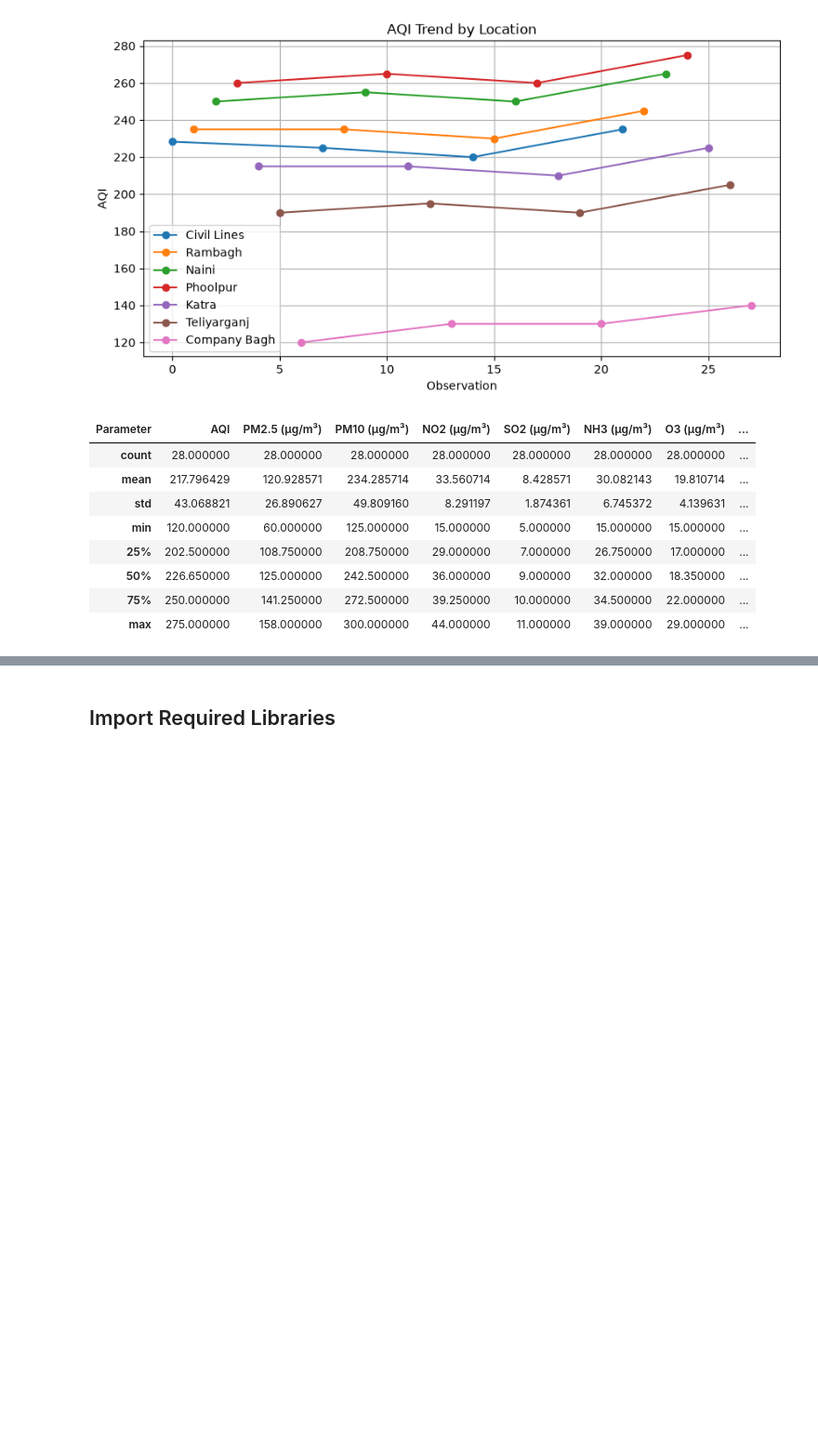
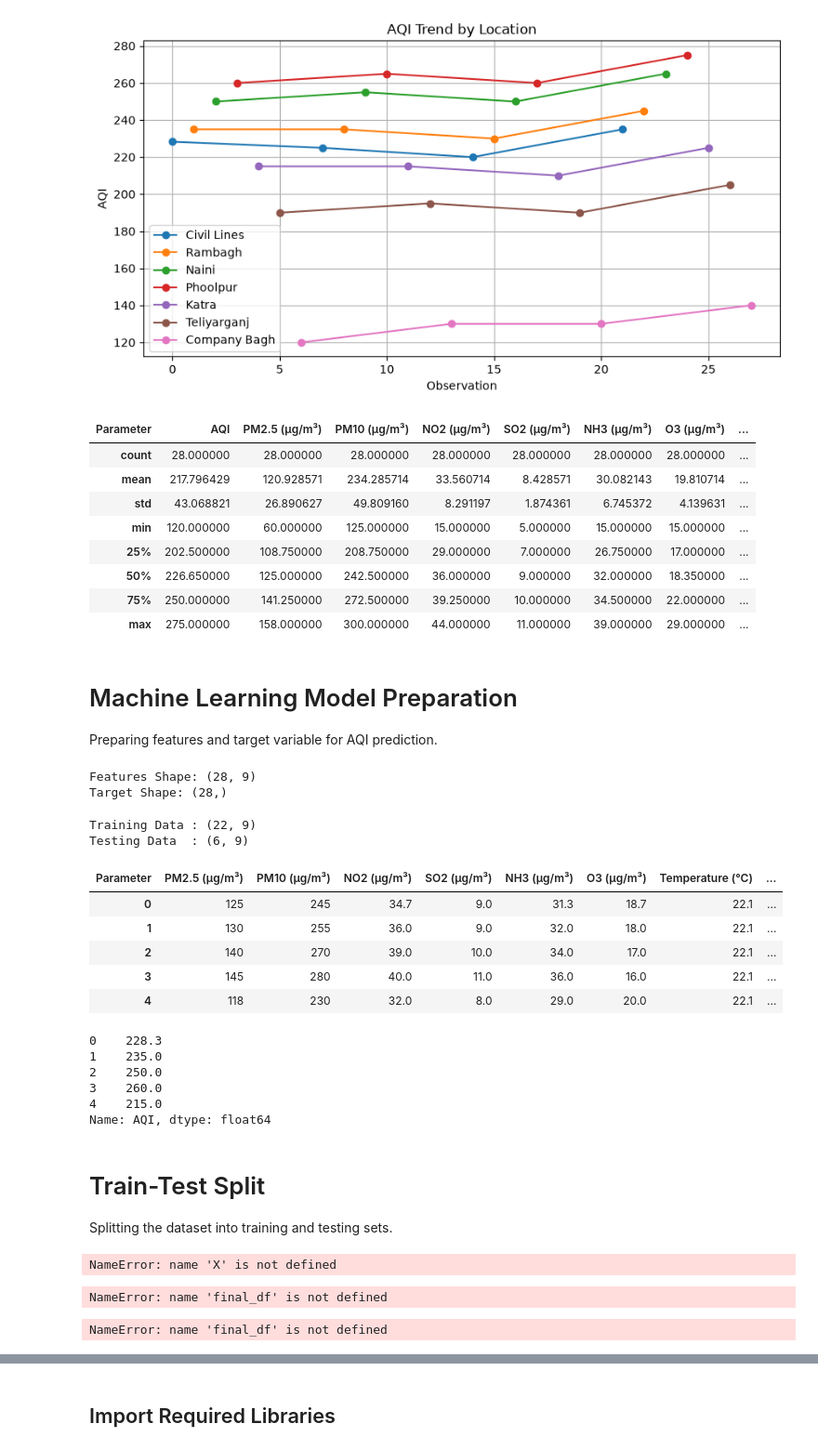
Before and after one commit to Anjalitiwari99/AQI_Prediction_System, a Jupyter notebook: notebooks/01_Data_Preprocessing.ipynb, the cells around one changed output, grey strips where cells are left out. Shown at 93% size. Drawn from its saved outputs; the diff is of its cells as text; code cells hidden in the pictures; blank space fills up the shorter version.

```diff
--- a/notebooks/01_Data_Preprocessing.ipynb
+++ b/notebooks/01_Data_Preprocessing.ipynb
@@ -892,3 +931,19 @@ final_df.describe()
 | 50% | 226.650000 | 125.000000 | 242.500000 | 36.000000 | 9.000000 | 32.000000 | 18.350000 | ... |
 | 75% | 250.000000 | 141.250000 | 272.500000 | 39.250000 | 10.000000 | 34.500000 | 22.000000 | ... |
 | max | 275.000000 | 158.000000 | 300.000000 | 44.000000 | 11.000000 | 39.000000 | 29.000000 | ... |
+# %% [markdown]
+# Machine Learning Model Preparation
+
+Preparing features and target variable for AQI prediction.
+# %%
+# Features (Input)
+X = final_df.drop(columns=["AQI", "Location"])
+
+# Target (Output)
+y = final_df["AQI"]
+# %%
+print("Features Shape:", X.shape)
+print("Target Shape:", y.shape)
+# %% [output]
+Features Shape: (28, 9)
+Target Shape: (28,)
@@ -894,0 +959,51 @@ final_df.describe()
+# %%
+print("Training Data :", X_train.shape)
+print("Testing Data  :", X_test.shape)
+# %% [output]
+Training Data : (22, 9)
+Testing Data  : (6, 9)
+# %%
+X.head()
+# %% [output]
+| Parameter | PM2.5 (µg/m³) | PM10 (µg/m³) | NO2 (µg/m³) | SO2 (µg/m³) | NH3 (µg/m³) | O3 (µg/m³) | Temperature (°C) | ... |
+| 0 | 125 | 245 | 34.7 | 9.0 | 31.3 | 18.7 | 22.1 | ... |
+| 1 | 130 | 255 | 36.0 | 9.0 | 32.0 | 18.0 | 22.1 | ... |
+| 2 | 140 | 270 | 39.0 | 10.0 | 34.0 | 17.0 | 22.1 | ... |
+| 3 | 145 | 280 | 40.0 | 11.0 | 36.0 | 16.0 | 22.1 | ... |
+| 4 | 118 | 230 | 32.0 | 8.0 | 29.0 | 20.0 | 22.1 | ... |
+# %%
+y.head()
+# %% [output]
+0    228.3
+1    235.0
+2    250.0
+3    260.0
+4    215.0
+Name: AQI, dtype: float64
+# %% [markdown]
+# Train-Test Split
+
+Splitting the dataset into training and testing sets.
+# %%
+from sklearn.model_selection import train_test_split
+
+X_train, X_test, y_train, y_test = train_test_split(
+    X,
+    y,
+    test_size=0.20,
+    random_state=42
+)
+# %% [output]
+NameError: name 'X' is not defined
+# %%
+# Features (Input)
+X = final_df.drop(columns=["AQI", "Location"])
+
+# Target (Output)
+y = final_df["AQI"]
+# %% [output]
+NameError: name 'final_df' is not defined
+# %%
+print(final_df.shape)
+# %% [output]
+NameError: name 'final_df' is not defined
```
Also changed, not shown: parts of 15 cells of this notebook.
